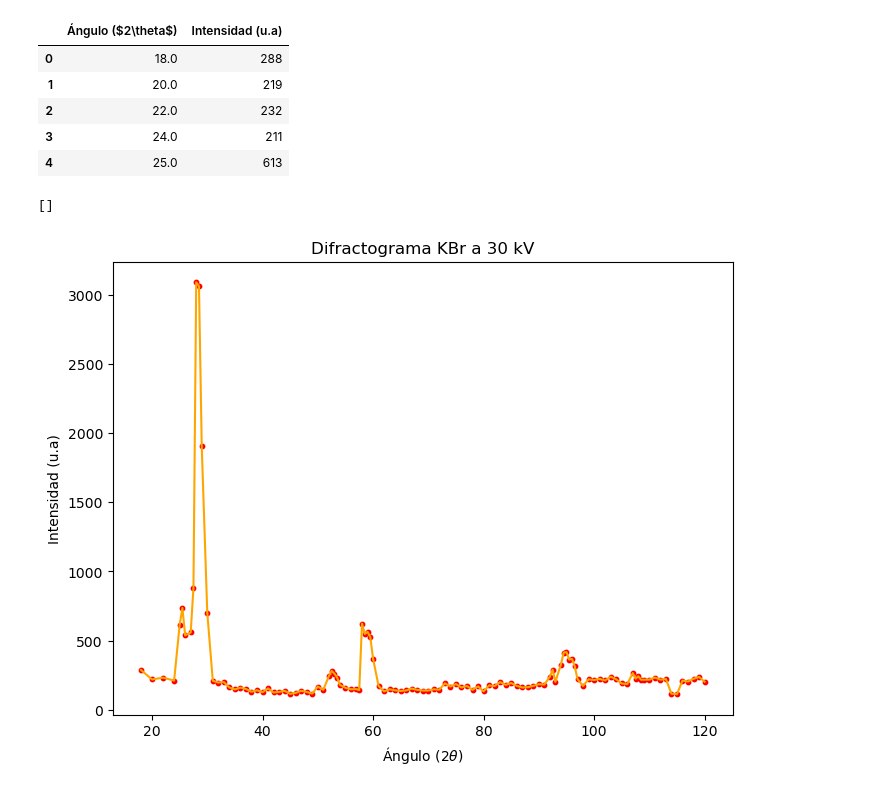
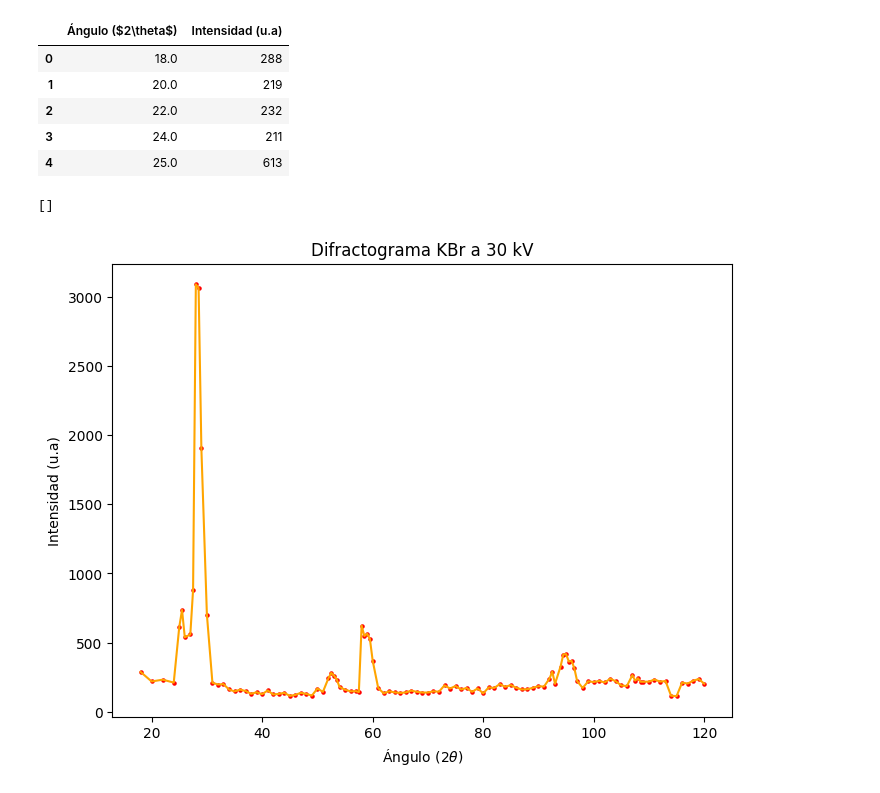
Before and after one commit to joshbrx/Proyectos, a Jupyter notebook: Difraccion_RX.ipynb, the cells around one changed output. Cells and saved outputs as stored; diff of their text form; code cells hidden in the pictures.

```diff
--- a/Difraccion_RX.ipynb
+++ b/Difraccion_RX.ipynb
@@ -13,6 +13,7 @@ plt.rcParams['figure.figsize'] = [8, 6]
 plt.rcParams['figure.dpi'] = 100
 # %%
 names = [r"Ángulo ($2\theta$)", "Intensidad (u.a)"]
+s = 5
 # %%
 # ii = 63;
 # angle1[ii], counts1[ii]
@@ -72,12 +71,12 @@ df2.head()
 | 3 | 24.0 | 211 |
 | 4 | 25.0 | 613 |
 # %%
+plt.scatter(df2.to_numpy()[:,0], df2.to_numpy()[:,1], c="red", s=s)
 plt.plot(df2.to_numpy()[:,0], df2.to_numpy()[:,1], c="orange")
-plt.scatter(df2.to_numpy()[:,0], df2.to_numpy()[:,1], c="red", s=10)
 
 plt.xlabel(r"Ángulo ($2\theta$)"); plt.ylabel("Intensidad (u.a)")
 plt.title("Difractograma KBr a 30 kV")
 plt.plot()
 # %% [output]
 []
-[figure, old version]
+[figure, new version]
```
Also changed, not shown: parts of 5 cells of this notebook.
